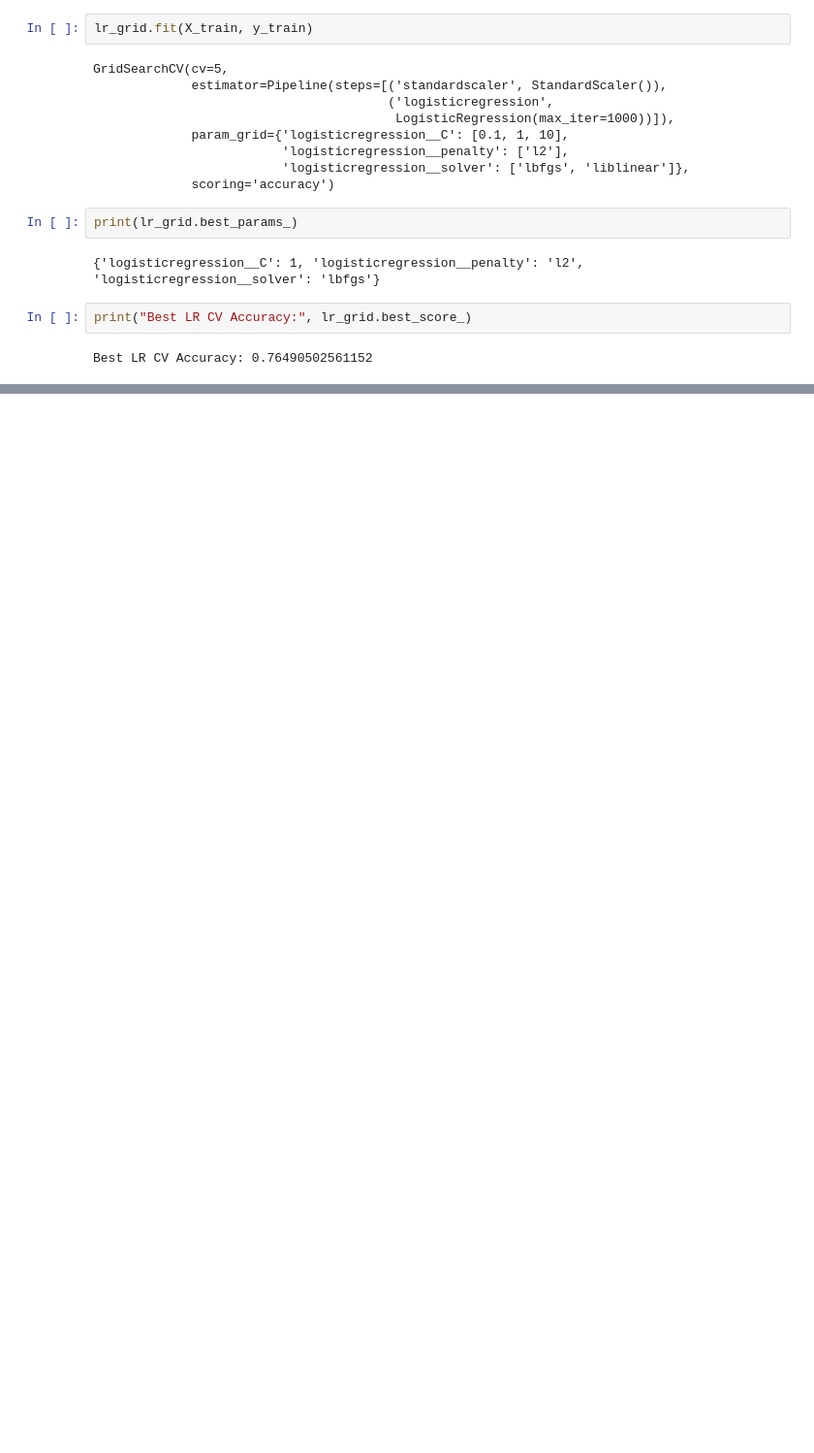
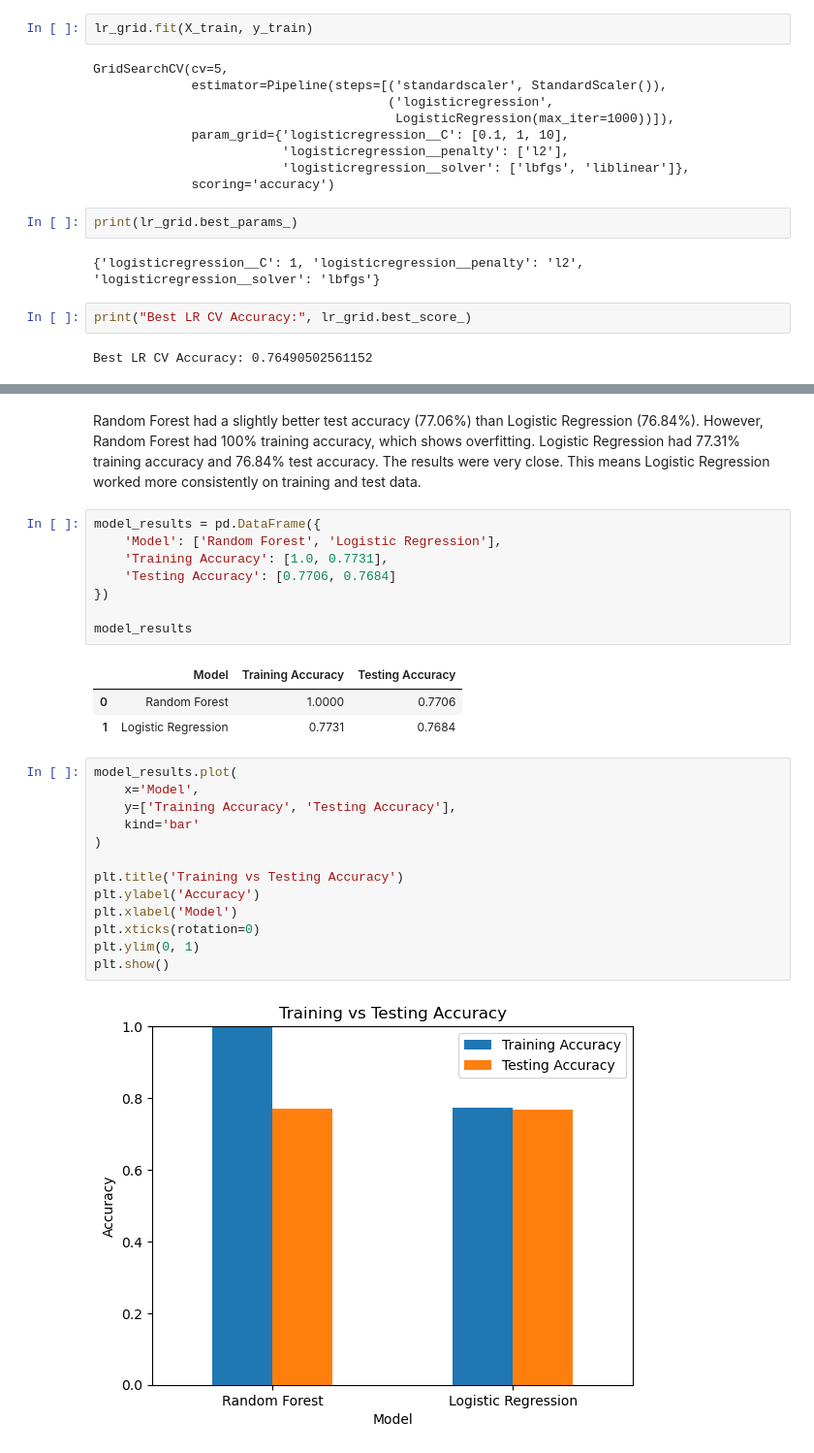
Before and after one commit to ariunbolor682/Machine-Learning-CA1, a Jupyter notebook: Ariunbolor_Machine_Learning_CA1.ipynb, the cells around one changed output, grey strips where cells are left out. Shown at 97% size. Cells and saved outputs as stored; diff of their text form; blank space fills up the shorter version.

Commit message:
Add cross-validation and overfitting analysis

```diff
--- a/Ariunbolor_Machine_Learning_CA1.ipynb
+++ b/Ariunbolor_Machine_Learning_CA1.ipynb
@@ -503,0 +681,29 @@ Best LR CV Accuracy: 0.76490502561152
+# %% [markdown]
+Random Forest had a slightly better test accuracy (77.06%) than Logistic Regression (76.84%). However, Random Forest had 100% training accuracy, which shows overfitting. Logistic Regression had 77.31% training accuracy and 76.84% test accuracy. The results were very close. This means Logistic Regression worked more consistently on training and test data.
+# %%
+model_results = pd.DataFrame({
+    'Model': ['Random Forest', 'Logistic Regression'],
+    'Training Accuracy': [1.0, 0.7731],
+    'Testing Accuracy': [0.7706, 0.7684]
+})
+
+model_results
+# %% [output]
+|  | Model | Training Accuracy | Testing Accuracy |
+| 0 | Random Forest | 1.0000 | 0.7706 |
+| 1 | Logistic Regression | 0.7731 | 0.7684 |
+# %%
+model_results.plot(
+    x='Model',
+    y=['Training Accuracy', 'Testing Accuracy'],
+    kind='bar'
+)
+
+plt.title('Training vs Testing Accuracy')
+plt.ylabel('Accuracy')
+plt.xlabel('Model')
+plt.xticks(rotation=0)
+plt.ylim(0, 1)
+plt.show()
+# %% [output]
+[figure, added]
```
Also changed, not shown: parts of 31 cells of this notebook.
